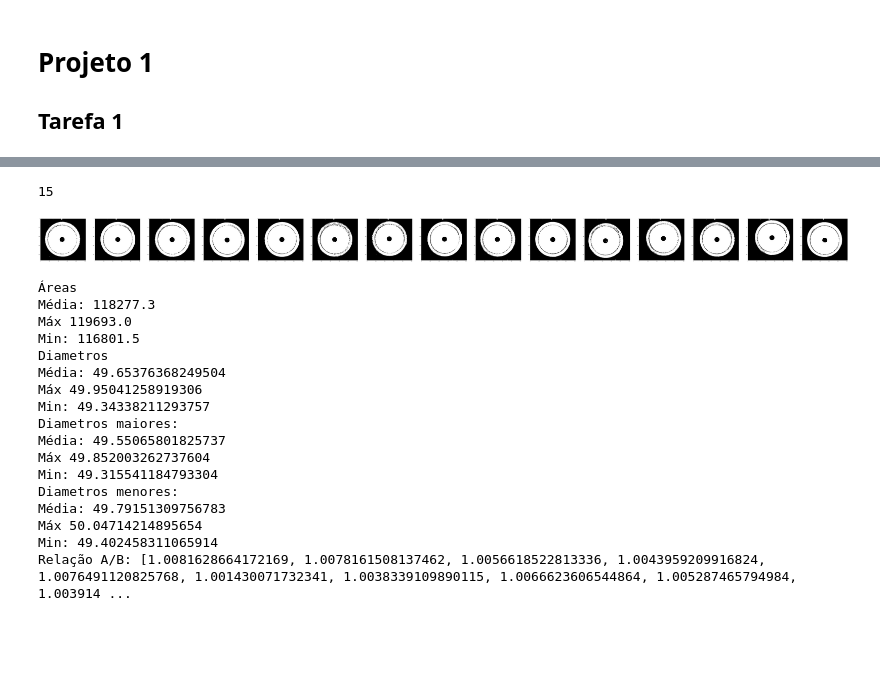
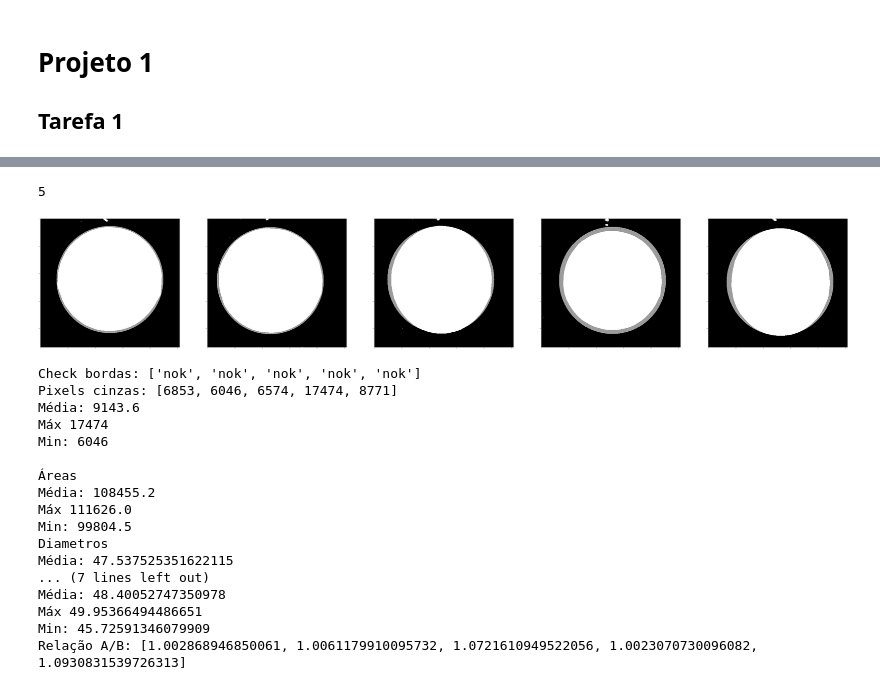
Before and after one commit to BMDamasceno/vm-proj1, a Jupyter notebook: Projeto 1.ipynb, the cells around one changed output, grey strips where cells are left out. Saved outputs shown, nothing was run; the diff lists cells and outputs as text; code cells hidden in the pictures; blank space fills up the shorter version.

Commit message:
falta melhorar as condições de borda e tamanho, mas ele tá dando nok pela area já, é esperar os ifs

```diff
--- a/Projeto 1.ipynb
+++ b/Projeto 1.ipynb
@@ -234,8 +230,8 @@ import cv2
 import matplotlib.pyplot as plt
 
 #path="NOK_borda\*.jpg"
-#path="NOK_tamanho_forma\*.jpg"
-path="OK\*.jpg" #Replace with your folder
+path="NOK_tamanho_forma\*.jpg"
+#path="OK\*.jpg" #Replace with your folder
 #path("OK\*.jpg")
 k=glob.glob(path)
 images=[cv2.imread(images) for images in glob.glob(path)]
@@ -252,6 +248,12 @@ diametros_maiores = [0]*len(images)
 diametros_menores = [0]*len(images)
 relacao = [0]*len(images)
 
+raio_perfeito = int((25*508)/65)
+area_perfeita = pi*(raio_perfeito**2)
+
+n_pix_cinza = [0]*len(images)
+borda_ok = [0]*len(images)
+tamanho_ok = [0]*len(images)
 
 for i in range(len(images)):
     #plt.imshow(images[i])
@@ -262,7 +264,7 @@ for i in range(len(images)):
     img_hsv = cv2.cvtColor(images[i], cv2.COLOR_BGR2HSV)
     (canal_H, canal_S, canal_V) = cv2.split(img_hsv)
 
-    thresh = np.where((((canal_S<160))),255,0).astype(np.uint8)
+    thresh = np.where((((canal_S<160)|(canal_V<80))),255,0).astype(np.uint8)
 
     contours,hierarchy = cv2.findContours(thresh, 1, 2)
     #print("\nNumber of objects detected:", len(contours))
@@ -274,18 +276,25 @@ for i in range(len(images)):
         area = cv2.contourArea(c)
         #img = cv2.drawContours(thresh,[hull],0,(156,156,156),1)
         #print("\nArea:",area)
-        if (area> 116800):
+        #if (area> 116800):
+        if (area> 99000):
             img = cv2.drawContours(thresh,[hull],0,(255,255,255),1)
             area = cv2.contourArea(c)
+
             #print("\nArea:",area)
             areas[i] = area
+            #print("Relação de areas:",area/area_perfeita)
             equi_diameter = np.sqrt(4*area/np.pi)
+            rel_area = area/area_perfeita
 
             #Encontrando o diâmetro
             (x,y),radius = cv2.minEnclosingCircle(c)
             center = (int(x),int(y))
-            radius = int(radius*2)
+            radius = int(radius)
             diametros[i] = (equi_diameter*esteira_mm)/508
+
+            cv2.circle(thresh,center,radius,(255,255,255),thickness=cv2.FILLED)
+            cv2.circle(thresh,center,raio_perfeito,(156,156,156),thickness=cv2.FILLED)
 
             #Encontrando a relação A/B
             (xE, yE), (MA, ma), angle = cv2.fitEllipse(c)
@@ -294,54 +303,67 @@ for i in range(len(images)):
             relacao[i] = diametros_menores[i]/diametros_maiores[i]
             #print("MA:", MA)
             #print("ma:", ma)
+            img = cv2.drawContours(thresh,[hull],0,(255,255,255),cv2.FILLED)
+            fig_contor = img
 
-            fig_contor = img
+            n_pix_cinza[i] = np.sum(img == 156)
+
+            if (rel_area>0.98) & (rel_area<=1.005):
+                tamanho_ok[i] = 'ok'
+            else:
+                tamanho_ok[i] = 'nok'
+
 
 
 
     plt.subplot(1,len(images),i+1)
     plt.imshow(fig_contor,cmap='gray')
 
 
 plt.show()
 
+print("Check bordas:", tamanho_ok)
+print("Pixels cinzas:", n_pix_cinza)
+print("Média:",np.mean(n_pix_cinza))
+print("Máx",np.max(n_pix_cinza))
+print("Min:", np.min(n_pix_cinza))
 print("\nÁreas")
 print("Média:",np.mean(areas))
 print("Máx",np.max(areas))
 print("Min:", np.min(areas))
 print("Diametros")
 print("Média:",np.mean(diametros))
 print("Máx",np.max(diametros))
 print("Min:", np.min(diametros))
 print("Diametros maiores:")
 print("Média:",np.mean(diametros_maiores))
 print("Máx",np.max(diametros_maiores))
 print("Min:", np.min(diametros_maiores))
 print("Diametros menores:")
 print("Média:",np.mean(diametros_menores))
 print("Máx",np.max(diametros_menores))
 print("Min:", np.min(diametros_menores))
 print("Relação A/B:", relacao)
 # %% [output]
-15
+5
-[figure, old version]
+[figure, new version]
+Check bordas: ['nok', 'nok', 'nok', 'nok', 'nok']
+Pixels cinzas: [6853, 6046, 6574, 17474, 8771]
+Média: 9143.6
+Máx 17474
+Min: 6046
+
 Áreas
-Média: 118277.3
-Máx 119693.0
-Min: 116801.5
+Média: 108455.2
+Máx 111626.0
+Min: 99804.5
 Diametros
-Média: 49.65376368249504
-Máx 49.95041258919306
-Min: 49.34338211293757
-Diametros maiores:
-Média: 49.55065801825737
-Máx 49.852003262737604
-Min: 49.315541184793304
-Diametros menores:
-Média: 49.79151309756783
-Máx 50.04714214895654
-Min: 49.402458311065914
-Relação A/B: [1.0081628664172169, 1.0078161508137462, 1.0056618522813336, 1.0043959209916824, 1.0076491120825768, 1.001430071732341, 1.0038339109890115, 1.0066623606544864, 1.005287465794984, 1.003914 ...
+Média: 47.537525351622115
+... (7 lines left out)
+Média: 48.40052747350978
+Máx 49.95366494486651
+Min: 45.72591346079909
+Relação A/B: [1.002868946850061, 1.0061179910095732, 1.0721610949522056, 1.0023070730096082, 1.0930831539726313]
 # %%
 def blob_detec():
     #Blob
```
Also changed, not shown: parts of 2 cells of this notebook.
